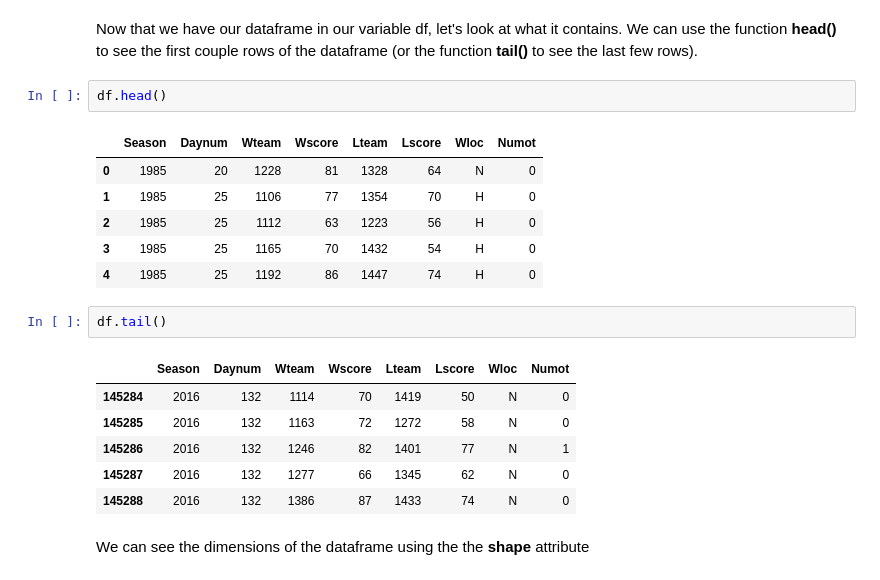
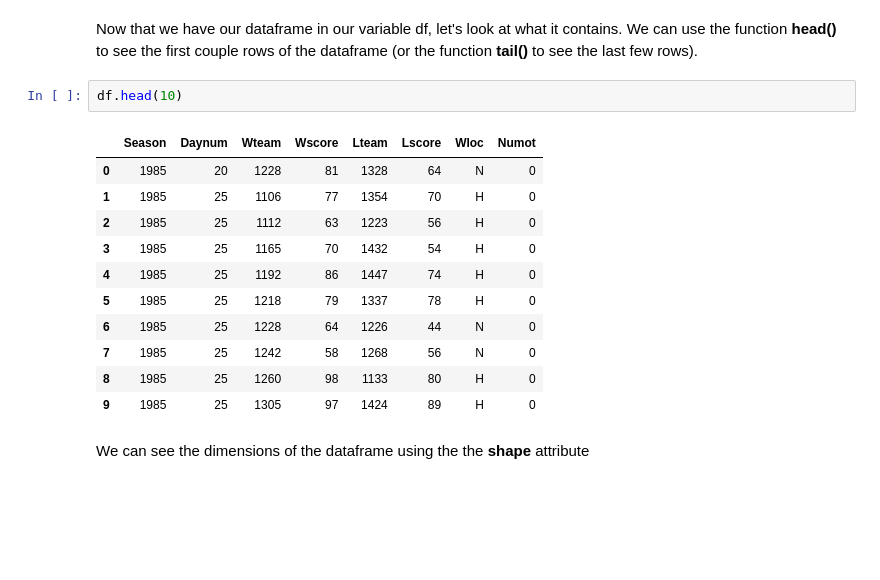
Before and after one commit to xiaoqinwangmax/course_materials, a Jupyter notebook: ch0/scripts/Pandas Tutorial.ipynb, the cells around one changed output. Saved outputs shown, nothing was run; the diff lists cells and outputs as text; blank space fills up the shorter version.

```diff
--- a/ch0/scripts/Pandas Tutorial.ipynb
+++ b/ch0/scripts/Pandas Tutorial.ipynb
@@ -19,23 +19,19 @@ df = pd.read_csv('RegularSeasonCompactResults.csv')
 # %% [markdown]
 Now that we have our dataframe in our variable df, let's look at what it contains. We can use the function **head()** to see the first couple rows of the dataframe (or the function **tail()** to see the last few rows).
 # %%
-df.head()
+df.head(10)
 # %% [output]
 |  | Season | Daynum | Wteam | Wscore | Lteam | Lscore | Wloc | Numot |
 | 0 | 1985 | 20 | 1228 | 81 | 1328 | 64 | N | 0 |
 | 1 | 1985 | 25 | 1106 | 77 | 1354 | 70 | H | 0 |
 | 2 | 1985 | 25 | 1112 | 63 | 1223 | 56 | H | 0 |
 | 3 | 1985 | 25 | 1165 | 70 | 1432 | 54 | H | 0 |
 | 4 | 1985 | 25 | 1192 | 86 | 1447 | 74 | H | 0 |
+| 5 | 1985 | 25 | 1218 | 79 | 1337 | 78 | H | 0 |
+| 6 | 1985 | 25 | 1228 | 64 | 1226 | 44 | N | 0 |
+| 7 | 1985 | 25 | 1242 | 58 | 1268 | 56 | N | 0 |
+| 8 | 1985 | 25 | 1260 | 98 | 1133 | 80 | H | 0 |
+| 9 | 1985 | 25 | 1305 | 97 | 1424 | 89 | H | 0 |
-# %%
-df.tail()
-# %% [output]
-|  | Season | Daynum | Wteam | Wscore | Lteam | Lscore | Wloc | Numot |
-| 145284 | 2016 | 132 | 1114 | 70 | 1419 | 50 | N | 0 |
-| 145285 | 2016 | 132 | 1163 | 72 | 1272 | 58 | N | 0 |
-| 145286 | 2016 | 132 | 1246 | 82 | 1401 | 77 | N | 1 |
-| 145287 | 2016 | 132 | 1277 | 66 | 1345 | 62 | N | 0 |
-| 145288 | 2016 | 132 | 1386 | 87 | 1433 | 74 | N | 0 |
 # %% [markdown]
 We can see the dimensions of the dataframe using the the **shape** attribute
 # %%
```
Also changed, not shown: parts of 10 cells of this notebook, 13 other files.
